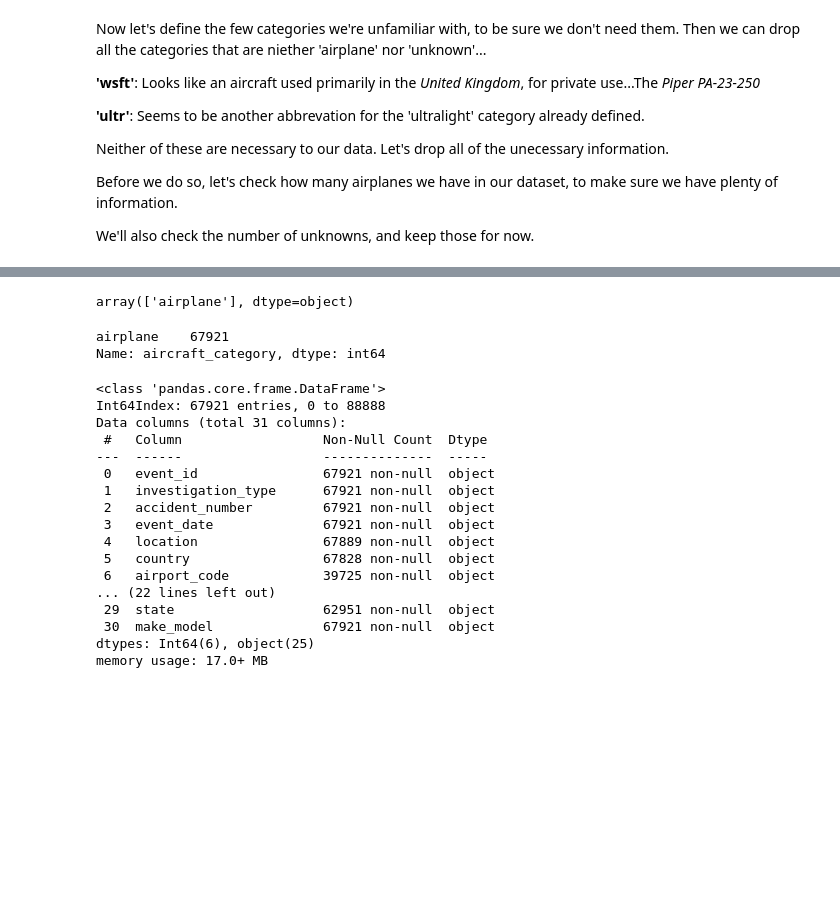
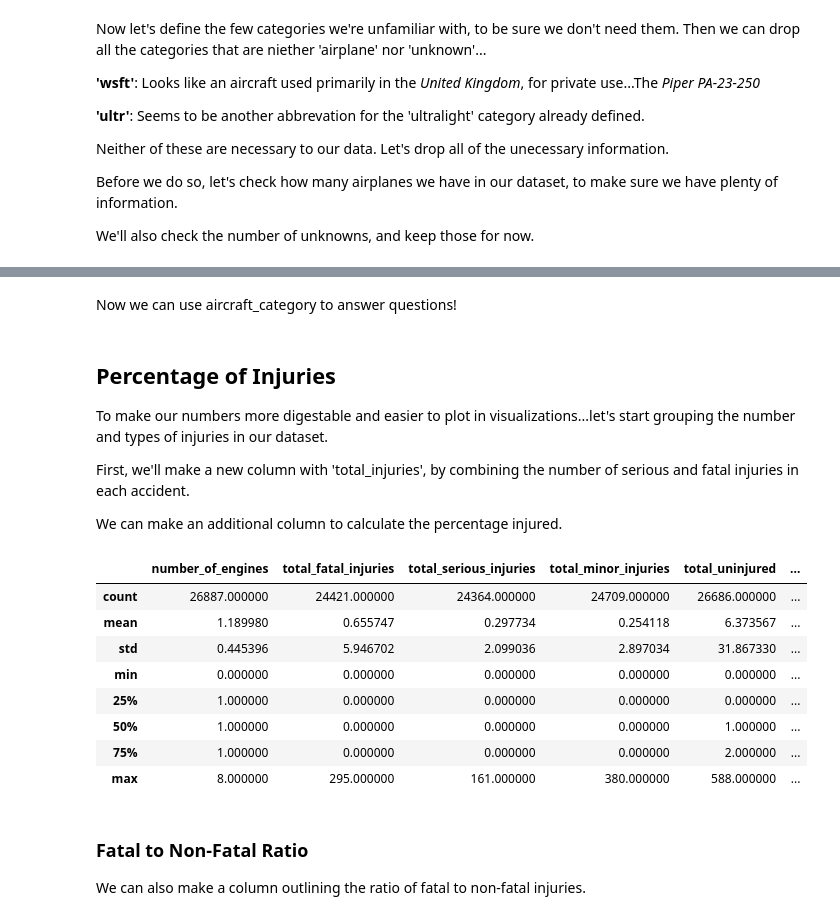
Before and after one commit to emmascotson/aviation-venture-risk-eda, a Jupyter notebook: aviation-venture-risk-eda.ipynb, the cells around one changed output, grey strips where cells are left out. Saved outputs shown, nothing was run; the diff lists cells and outputs as text; code cells hidden in the pictures; blank space fills up the shorter version.

Commit message:
more updates before questions

```diff
--- a/aviation-venture-risk-eda.ipynb
+++ b/aviation-venture-risk-eda.ipynb
@@ -1529,5 +1601,5 @@ aviation_data['make'].str.contains('balloon', case=False).sum()
 267
 # %%
 #Dropping these values
-aviation_data.drop(aviation_data[aviation_data['make'].str.contains('balloon', case=False)].index, inplace=True)
+#aviation_data.drop(aviation_data[aviation_data['make'].str.contains('balloon', case=False)].index, inplace=True)
 # %%
@@ -1537,0 +1610,3 @@ aviation_data['make'].str.contains('balloon', case=False).sum()
+# %%
+#assign them all to balloon category
+aviation_data.loc[aviation_data['make'].str.contains('balloon',case=False),'aircraft_category'] = 'balloon'
@@ -1586,32 +1664,33 @@ We have plenty of information to work from in the 'airplane' category. Let's dro
-# %%
-#Dropping all values in 'aircraft_category' that are niether 'airplane' nor 'unknown'
-aviation_data.drop(aviation_data[~aviation_data['aircraft_category'].isin(['airplane', 'uknown'])].index, inplace=True)
-# %%
-aviation_data['aircraft_category'].unique()
-# %% [output]
-array(['airplane'], dtype=object)
-# %%
-display(aviation_data['aircraft_category'].value_counts())
-# %% [output]
-airplane    67921
-Name: aircraft_category, dtype: int64
+# %% [markdown]
+Now we can use aircraft_category to answer questions!
+# %% [markdown]
+## Percentage of Injuries
+
+To make our numbers more digestable and easier to plot in visualizations...let's start grouping the number and types of injuries in our dataset.
+
+First, we'll make a new column with 'total_injuries', by combining the number of serious and fatal injuries in each accident.
+
+We can make an additional column to calculate the percentage injured.
+# %%
+#Make new column 'total_injuries'
+aviation_data['total_injuries'] = aviation_data['total_fatal_injuries'] + aviation_data['total_serious_injuries']
+
+#Calculate percentage of serious injuries
+aviation_data['percentage_injured'] = aviation_data['total_injuries'] / (aviation_data['total_injuries'] + aviation_data['total_minor_injuries'] + aviation_data['total_uninjured'])
+aviation_data['percentage_injured'] = aviation_data['percentage_injured'] * 100
 # %%
-aviation_data.info()
+aviation_data.describe()
 # %% [output]
-<class 'pandas.core.frame.DataFrame'>
-Int64Index: 67921 entries, 0 to 88888
-Data columns (total 31 columns):
- #   Column                  Non-Null Count  Dtype
----  ------                  --------------  -----
- 0   event_id                67921 non-null  object
- 1   investigation_type      67921 non-null  object
- 2   accident_number         67921 non-null  object
- 3   event_date              67921 non-null  object
- 4   location                67889 non-null  object
- 5   country                 67828 non-null  object
- 6   airport_code            39725 non-null  object
-... (22 lines left out)
- 29  state                   62951 non-null  object
- 30  make_model              67921 non-null  object
-dtypes: Int64(6), object(25)
-memory usage: 17.0+ MB
+|  | number_of_engines | total_fatal_injuries | total_serious_injuries | total_minor_injuries | total_uninjured | ... |
+| count | 26887.000000 | 24421.000000 | 24364.000000 | 24709.000000 | 26686.000000 | ... |
+| mean | 1.189980 | 0.655747 | 0.297734 | 0.254118 | 6.373567 | ... |
+| std | 0.445396 | 5.946702 | 2.099036 | 2.897034 | 31.867330 | ... |
+| min | 0.000000 | 0.000000 | 0.000000 | 0.000000 | 0.000000 | ... |
+| 25% | 1.000000 | 0.000000 | 0.000000 | 0.000000 | 0.000000 | ... |
+| 50% | 1.000000 | 0.000000 | 0.000000 | 0.000000 | 1.000000 | ... |
+| 75% | 1.000000 | 0.000000 | 0.000000 | 0.000000 | 2.000000 | ... |
+| max | 8.000000 | 295.000000 | 161.000000 | 380.000000 | 588.000000 | ... |
+# %% [markdown]
+### Fatal to Non-Fatal Ratio
+
+We can also make a column outlining the ratio of fatal to non-fatal injuries.
```
Also changed, not shown: parts of 33 cells of this notebook, 1 other file.
